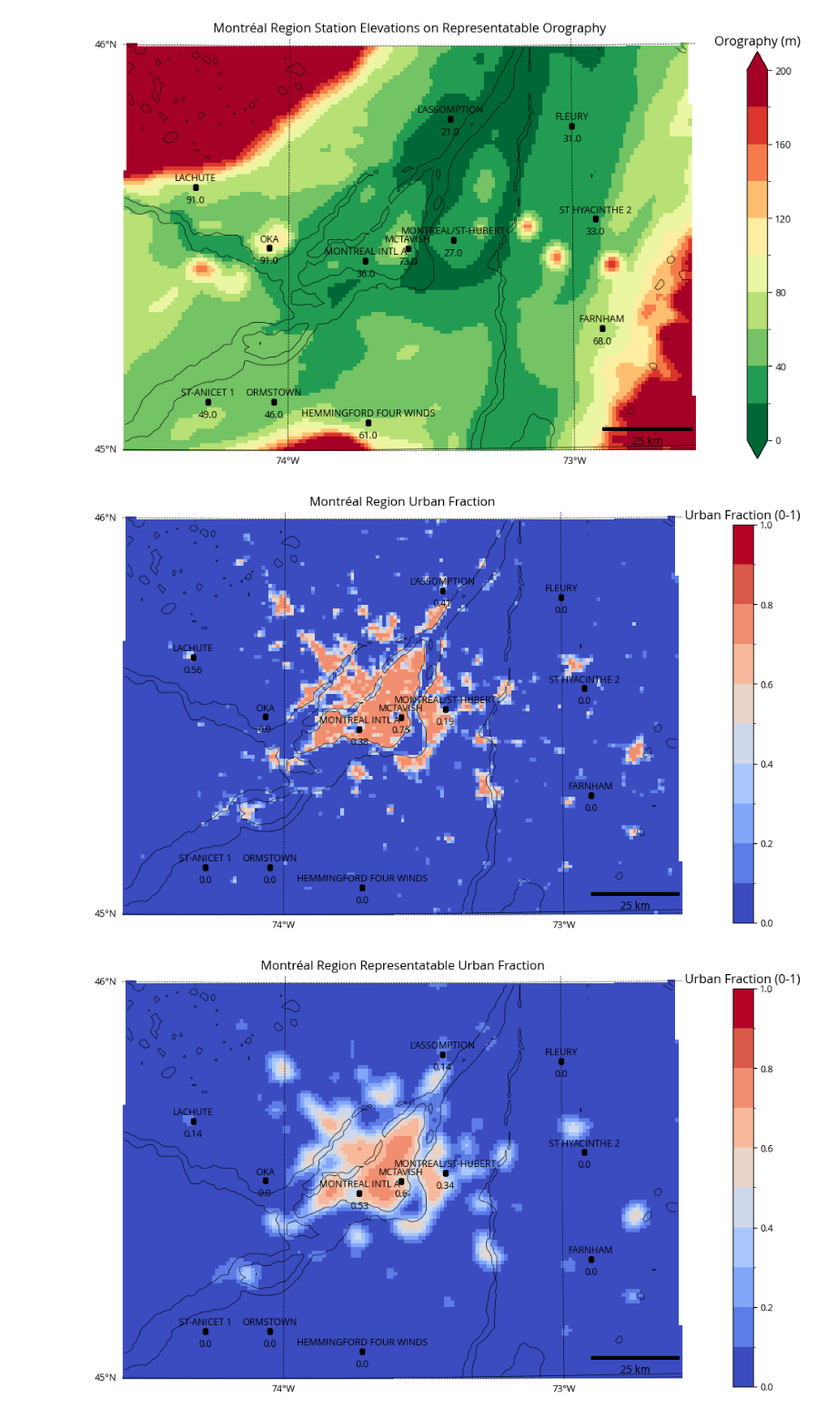
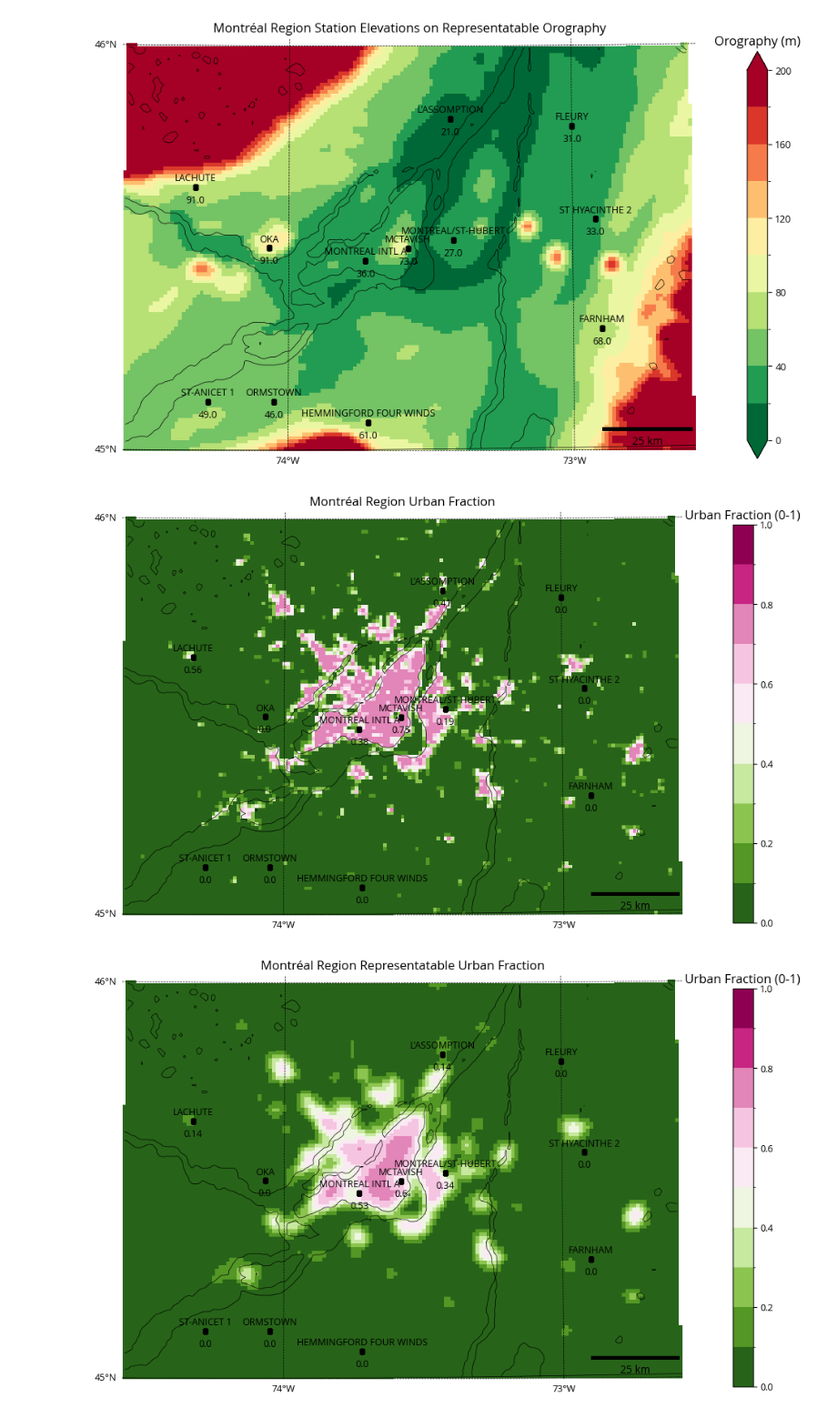
Before and after one commit to devongulley1602/UHI_HW_MTL, a Jupyter notebook: maps_showing_station_selection.ipynb, the cells around one changed output. Shown at 91% size. Cells and saved outputs as stored; diff of their text form; code cells hidden in the pictures.

```diff
--- a/maps_showing_station_selection.ipynb
+++ b/maps_showing_station_selection.ipynb
@@ -244,7 +244,7 @@ field = urban_fraction
 # Plot Montréal region urban fraction
 field = urban_fraction
 fig,ax,cb = plot_field(field,domain='1km',
-            cmap='coolwarm',
+            cmap='PiYG_r',
             bins = [0,0.1,0.2,0.3,0.4,0.5,0.6,0.7,0.8,0.9,1.],
             MTL_focus=True,
             lat_lon_tick=1,extend='neither',
@@ -256,44 +256,46 @@ cb.ax.set_position([pos.x0+0.02, pos.y0+0.075, pos.width, pos.height*0.75])
 cb.ax.set_title('Urban Fraction (0-1)')
 plt.title('Montréal Region Urban Fraction')
 plt.savefig(f'{path}/furban_step13.png')
-
+# plt.show()
 
 # Plot Montréal region blurred urban fraction
 field = blurred_urban_fraction
 fig,ax,cb = plot_field(field,domain='1km',
-            cmap='coolwarm',
+            cmap='PiYG_r',
             bins = [0,0.1,0.2,0.3,0.4,0.5,0.6,0.7,0.8,0.9,1.],
             MTL_focus=True,
             lat_lon_tick=1,extend='neither',
             feature_colours='black',
             labelsize=9)
 plot_stations(fig=fig,ax=ax,station_set=station_set,features_colour='black',field=field,features_fontsize=9,field_fontcolour='black',field_fontsize=9,)
 ax.scatter(station_set.lon,station_set.lat,transform=ccrs.PlateCarree(),color='black', marker='s',s=15,label=f'all stations ({len(station_set.station)})')
 cb.ax.set_position([pos.x0+0.02, pos.y0+0.075, pos.width, pos.height*0.75])
 cb.ax.set_title('Urban Fraction (0-1)')
 plt.title('Montréal Region Representatable Urban Fraction')
 plt.savefig(f'{path}/furban_blurred_step14.png')
+# plt.show()
 
 # Plot Montréal region blurred urban fraction and station classifications
 field = blurred_urban_fraction
 fig,ax,cb = plot_field(field,domain='1km',
-            cmap='coolwarm',
+            cmap='PiYG_r',
             bins = [0,0.01,0.5,1],
             MTL_focus=True,
             lat_lon_tick=1,extend='neither',
             feature_colours='black',
             labelsize=9,
             spacing='uniform')
 plot_stations(fig=fig,ax=ax,station_set=station_set,features_colour='black',field=field,features_fontsize=9,field_fontcolour='black',field_fontsize=9,)
 # ax.scatter(station_set.lon,station_set.lat,transform=ccrs.PlateCarree(),color='black', marker='s',s=2,label=f'all stations ({len(station_set.station)})')
 ax.scatter(obs_urban.lon,obs_urban.lat,transform=ccrs.PlateCarree(),color='black', marker='^',s=15,label=f'urban stations ({len(obs_urban.station)})')
 ax.scatter(obs_suburban.lon,obs_suburban.lat,transform=ccrs.PlateCarree(),color='black', marker='s',s=15,label=f'suburban stations ({len(obs_suburban.station)})')
 ax.scatter(obs_rural.lon,obs_rural.lat,transform=ccrs.PlateCarree(),color='black', marker='v',s=15,label=f'rural stations ({len(obs_rural.station)})')
 ax.legend()
 cb.ax.set_position([pos.x0+0.02, pos.y0+0.075, pos.width, pos.height*0.75])
 cb.ax.set_title('Urban Fraction (0-1)')
 plt.title('Montréal Region Station Classifications by Representatable Urban Fraction')
 plt.savefig(f'{path}/furban_stnclass_step15.png')
+# plt.show()
 # %% [output]
-[figure, old version]
+[figure, new version]
-[figure, old version]
+[figure, new version]
```
Also changed, not shown: parts of 1 cell of this notebook, 3 other files.
